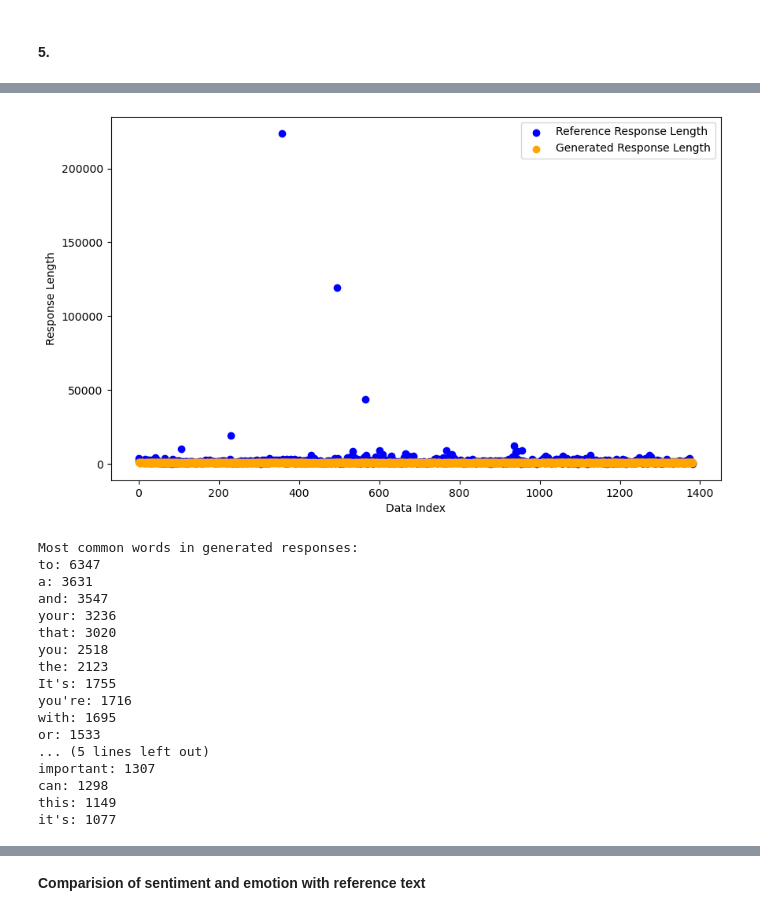
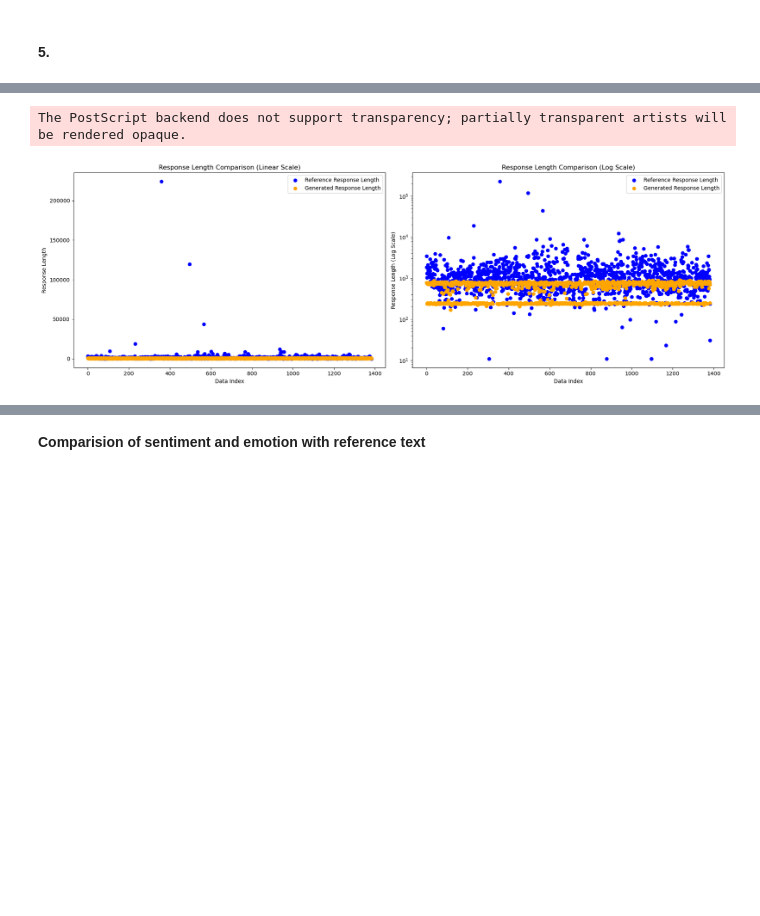
Before and after one commit to dipendrapant/TechnicalEvaluationGPT4, a Jupyter notebook: GPT_4_model_development.ipynb, the cells around one changed output, grey strips where cells are left out. Cells and saved outputs as stored; diff of their text form; code cells hidden in the pictures; blank space fills up the shorter version.

```diff
--- a/GPT_4_model_development.ipynb
+++ b/GPT_4_model_development.ipynb
@@ -231,30 +238,55 @@ Data loaded successfully. Total records: 1383
 # %% [markdown]
 #### 5.
 # %%
+
 ############ 4. Length Analysis of Generated Responses ############
 print(evaluated_data.info())
+
+# Calculate the length of the responses
 evaluated_data['reference_length'] = evaluated_data['response'].apply(len)
-evaluated_data['generated_length'] = evaluated_data['generated_response'].apply(
-    len)
+evaluated_data['generated_length'] = evaluated_data['generated_response'].apply(len)
 
-plt.figure(figsize=(10, 6))
-plt.scatter(evaluated_data.index,
-            evaluated_data['reference_length'], color='blue', label='Reference Response Length')
-plt.scatter(evaluated_data.index,
-            evaluated_data['generated_length'], color='orange', label='Generated Response Length')
+# Create a figure with two subplots: one for linear y-axis and one for log-scaled y-axis
+fig, axs = plt.subplots(1, 2, figsize=(18, 6))
 
-plt.xlabel('Data Index')
-plt.ylabel('Response Length')
-#plt.title('Length Comparison of Reference and Generated Responses')
-plt.legend()
-plt.savefig('/Users/dipendrapant/Library/CloudStorage/OneDrive-NTNU/ForFun/npj_digital_medicine/TechnicalEvaluationGPT4/data/result/v4/gpt_4_length_analysis.png',  dpi=600) #format='eps',
+# Plot with normal y-axis
+axs[0].scatter(evaluated_data.index,
+               evaluated_data['reference_length'], color='blue', label='Reference Response Length')
+axs[0].scatter(evaluated_data.index,
+               evaluated_data['generated_length'], color='orange', label='Generated Response Length')
+axs[0].set_xlabel('Data Index')
+axs[0].set_ylabel('Response Length')
+axs[0].set_title('Response Length Comparison (Linear Scale)')
+axs[0].legend()
+
+# Plot with log-scaled y-axis
+axs[1].scatter(evaluated_data.index,
+               evaluated_data['reference_length'], color='blue', label='Reference Response Length')
+axs[1].scatter(evaluated_data.index,
+               evaluated_data['generated_length'], color='orange', label='Generated Response Length')
+axs[1].set_yscale('log')
+axs[1].set_xlabel('Data Index')
+axs[1].set_ylabel('Response Length (Log Scale)')
+axs[1].set_title('Response Length Comparison (Log Scale)')
+axs[1].legend()
+
+# Adjust layout for better spacing
+plt.tight_layout()
+
+# Save the figure
+plt.savefig('/Users/dipendrapant/Library/CloudStorage/OneDrive-NTNU/ForFun/npj_digital_medicine/TechnicalEvaluationGPT4/data/result/v4/gpt_4_length_analysis_linear_log.png', dpi=600)
+plt.savefig('/Users/dipendrapant/Library/CloudStorage/OneDrive-NTNU/ForFun/npj_digital_medicine/TechnicalEvaluationGPT4/data/result/v4/gpt_4_length_analysis_linear_log.eps', dpi=600)
+
+# Show the plots
 plt.show()
 
 ############ 5. Content Analysis of Generated Responses ############
 
+# Extract generated responses and perform word count analysis
 generated_responses = evaluated_data['generated_response'].tolist()
 word_counts = Counter(" ".join(generated_responses).split())
 
+# Get the 20 most common words in the generated responses
 common_words = word_counts.most_common(20)
 print("Most common words in generated responses:")
 for word, count in common_words:
@@ -281,19 +311,3 @@ memory usage: 119.0+ KB
 None
+The PostScript backend does not support transparency; partially transparent artists will be rendered opaque.
-[figure, old version]
+[figure, new version]
-Most common words in generated responses:
-to: 6347
-a: 3631
-and: 3547
-your: 3236
-that: 3020
-you: 2518
-the: 2123
-It's: 1755
-you're: 1716
-with: 1695
-or: 1533
-... (5 lines left out)
-important: 1307
-can: 1298
-this: 1149
-it's: 1077
```
Also changed, not shown: parts of 3 cells of this notebook, 26 other files.
